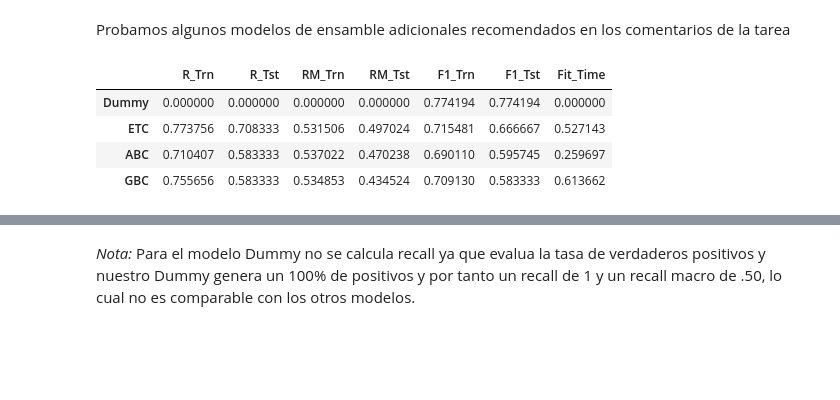
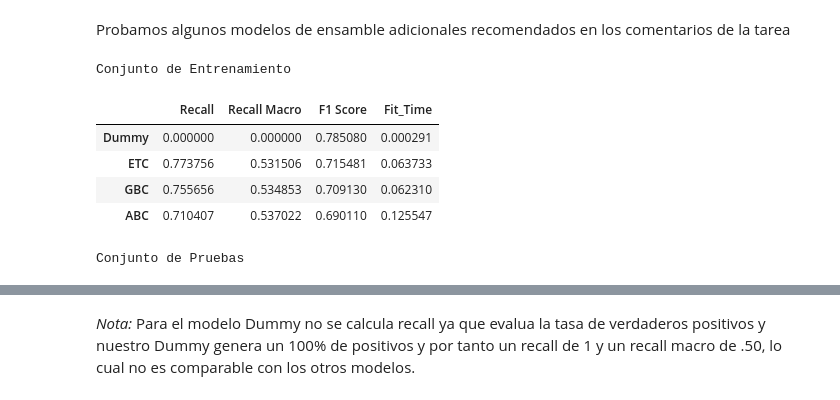
Before and after one commit to daniela-estevez/ProyectoIntegrador, a Jupyter notebook: Avance5_13Equipo.ipynb, the cells around one changed output, grey strips where cells are left out. Drawn from its saved outputs; the diff is of its cells as text; code cells hidden in the pictures; blank space fills up the shorter version.

```diff
--- a/Avance5_13Equipo.ipynb
+++ b/Avance5_13Equipo.ipynb
@@ -64,3 +63,13 @@ Mounted at /content/drive
+# %%
+# Función para mostrar los DataFrames uno junto al otro con estilos
+def display_side_by_side(dfs, captions, color='lightgreen', axis=0):
+    html_str = ''
+    for caption, df in zip(captions, dfs):
+        html_str += '<div style="display: inline-block; padding: 10px;">'
+        html_str += f'<h3>{caption}</h3>'
+        html_str += df.style.highlight_max(color=color, axis=axis).render()
+        html_str += '</div>'
+    display_html(html_str, raw=True)
 # %% [markdown]
 ## 1. Preparación de datos
 # %% [markdown]
@@ -288,11 +297,13 @@ El gráfico anterior nos permite observar el efecto de cada uno de nuestros mét
 Generamos un modelo Dummy que predice siempre la clase positiva. Esto para tener una referencia con la cual comparar el resto de modelos.
 # %%
 # Creamos un modelo
+start_time = time.time()
 dummy_clf = DummyClassifier(strategy='most_frequent', random_state= 0)
-tiempo_fit_dum ='N/A'
 
 # Se ajusta el modelo a los datos de entrenamiento
 dummy_clf.fit(Xtv1, ytv1)
+tiempo_fit_dummy = time.time() - start_time
+
 preds_dum_tv = dummy_clf.predict_proba(Xtv1)
 # %% [markdown]
 ### **2.2 Modelos de Ensamble Adicionales**
@@ -337,9 +348,9 @@ preds_abc_test = abc.predict_proba(Xtest1)[:, 1]
 # %%
 # Evaluamos el rendimiento de los modelos con el conjunto de entrenamiento
 ytv1_pred_dum = cross_val_predict(dummy_clf, Xtv1, ytv1, cv=5)
-recall_tv_dum = 'N/A' # No se calcula ya que recall evalua la tasa de verdaderos positivos y
+recall_tv_dum = 0 # No se calcula ya que recall evalua la tasa de verdaderos positivos y
                     #nuestro Dummy genera un 100% de positivos.
-recall_tv_macro_dum = 'N/A'
+recall_tv_macro_dum = 0
 f1_tv_dum = f1_score(ytv1, ytv1_pred_dum, average='binary')
 
 ytv1_pred_etc = cross_val_predict(etc, Xtv1, ytv1, cv=5)
@@ -356,61 +367,70 @@ ytv1_pred_abc = cross_val_predict(abc, Xtv1, ytv1, cv=5)
 recall_tv_abc = recall_score(ytv1, ytv1_pred_abc, average='binary')
 recall_tv_macro_abc = recall_score(ytv1, ytv1_pred_abc, average='macro')
 f1_tv_abc = f1_score(ytv1, ytv1_pred_abc, average='binary')
+
+# Creamos cuadro con los resultados de conjunto de entrenamiento
+cuadro1 = {
+    'Modelo': ['Dummy', 'ETC', 'GBC','ABC'],
+    'Recall': [recall_tv_dum, recall_tv_etc, recall_tv_gbc, recall_tv_abc],
+    'Recall Macro': [recall_tv_macro_dum, recall_tv_macro_etc,recall_tv_macro_gbc,recall_tv_macro_abc],
+    'F1 Score': [f1_tv_dum, f1_tv_etc,f1_tv_gbc,f1_tv_abc],
+    'Fit_Time': [tiempo_fit_dummy, tiempo_fit_etc, tiempo_fit_gbc, tiempo_fit_abc]
+}
+
+# Crear un DataFrame para almacenar los resultados
+cuadro1_df = pd.DataFrame(cuadro1,index=cuadro1["Modelo"])
+cuadro1_df.drop(columns=['Modelo'], inplace=True)
+
+# Ordenar el DataFrame por la columna F1_Tst de mayor a menor
+cuadro1_df = cuadro1_df.sort_values(by='F1 Score', ascending=False)
 
 
 # Evaluamos el rendimiento de los modelos con el conjunto de pruebas
 ytest1_pred_dum = cross_val_predict(dummy_clf, Xtest1, ytest1, cv=5)
 recall_test_dum = 0
 recall_test_macro_dum = 0
 f1_test_dum = f1_score(ytest1, ytest1_pred_dum, average='binary')
 
 ytest1_pred_etc = cross_val_predict(etc, Xtest1, ytest1, cv=5)
 recall_test_etc = recall_score(ytest1, ytest1_pred_etc, average='binary')
 recall_test_macro_etc = recall_score(ytest1, ytest1_pred_etc, average='macro')
 f1_test_etc = f1_score(ytest1, ytest1_pred_etc, average='binary')
 
 ytest1_pred_gbc = cross_val_predict(gbc, Xtest1, ytest1, cv=5)
 recall_test_gbc = recall_score(ytest1, ytest1_pred_gbc, average='binary')
 recall_test_macro_gbc = recall_score(ytest1, ytest1_pred_gbc, average='macro')
 f1_test_gbc = f1_score(ytest1, ytest1_pred_gbc, average='binary')
 
 ytest1_pred_abc = cross_val_predict(abc, Xtest1, ytest1, cv=5)
 recall_test_abc = recall_score(ytest1, ytest1_pred_abc, average='binary')
 recall_test_macro_abc = recall_score(ytest1, ytest1_pred_abc, average='macro')
 f1_test_abc = f1_score(ytest1, ytest1_pred_abc, average='binary')
 
 
-# Creamos cuadro con los resultados
-
-cuadro = {
+# Creamos cuadro con los resultados de conjunto de prueba
+cuadro2 = {
     'Modelo': ['Dummy', 'ETC', 'GBC','ABC'],
-    'R_Trn': [recall_test_dum, recall_tv_etc,recall_tv_gbc,recall_tv_abc],
-
-    'R_Tst': [recall_test_dum, recall_test_etc,recall_test_gbc,recall_test_abc],
-
-    'RM_Trn': [recall_test_macro_dum, recall_tv_macro_etc,recall_tv_macro_gbc,recall_tv_macro_abc],
-
-    'RM_Tst': [recall_test_macro_dum, recall_test_macro_etc,recall_test_macro_gbc,recall_test_macro_abc],
-
-    'F1_Trn': [f1_test_dum, f1_tv_etc,f1_tv_gbc,f1_tv_abc],
-
-    'F1_Tst': [f1_test_dum, f1_test_etc,f1_test_gbc,f1_test_abc],
-
-    'Fit_Time': [0, tiempo_fit_etc, tiempo_fit_gbc, tiempo_fit_abc]
+    'Recall': [recall_test_dum, recall_test_etc,recall_test_gbc,recall_test_abc],
+    'Recall Macro': [recall_test_macro_dum, recall_test_macro_etc,recall_test_macro_gbc,recall_test_macro_abc],
+    'F1 Score': [f1_test_dum, f1_test_etc,f1_test_gbc,f1_test_abc],
+    'Fit_Time': [tiempo_fit_dummy, tiempo_fit_etc, tiempo_fit_gbc, tiempo_fit_abc]
 }
 
 # Crear un DataFrame para almacenar los resultados
-models_test_comp_df = pd.DataFrame(cuadro,index=cuadro["Modelo"])
-models_test_comp_df.drop(columns=['Modelo'], inplace=True)
+cuadro2_df = pd.DataFrame(cuadro2,index=cuadro2["Modelo"])
+cuadro2_df.drop(columns=['Modelo'], inplace=True)
 
 # Ordenar el DataFrame por la columna F1_Tst de mayor a menor
-models_test_comp_df = models_test_comp_df.sort_values(by='F1_Tst', ascending=False)
+cuadro2_df = cuadro2_df.sort_values(by='F1 Score', ascending=False)
 
-# Resaltar los valores máximos en cada fila
-models_test_comp_df.style.highlight_max(color='darkgreen', axis=1)
+# Aquí puedes especificar el axis=0 para columnas o axis=1 para filas
+display_side_by_side([cuadro1_df, cuadro2_df], ['Conjunto de Entrenamiento', 'Conjunto de Pruebas'],
+                     color='lightblue', axis=0)
 # %% [output]
+Conjunto de Entrenamiento
-|  | R_Trn | R_Tst | RM_Trn | RM_Tst | F1_Trn | F1_Tst | Fit_Time |
-| Dummy | 0.000000 | 0.000000 | 0.000000 | 0.000000 | 0.774194 | 0.774194 | 0.000000 |
-| ETC | 0.773756 | 0.708333 | 0.531506 | 0.497024 | 0.715481 | 0.666667 | 0.527143 |
-| ABC | 0.710407 | 0.583333 | 0.537022 | 0.470238 | 0.690110 | 0.595745 | 0.259697 |
-| GBC | 0.755656 | 0.583333 | 0.534853 | 0.434524 | 0.709130 | 0.583333 | 0.613662 |
+|  | Recall | Recall Macro | F1 Score | Fit_Time |
+| Dummy | 0.000000 | 0.000000 | 0.785080 | 0.000291 |
+| ETC | 0.773756 | 0.531506 | 0.715481 | 0.063733 |
+| GBC | 0.755656 | 0.534853 | 0.709130 | 0.062310 |
+| ABC | 0.710407 | 0.537022 | 0.690110 | 0.125547 |
+Conjunto de Pruebas
```
Also changed, not shown: parts of 22 cells of this notebook.
